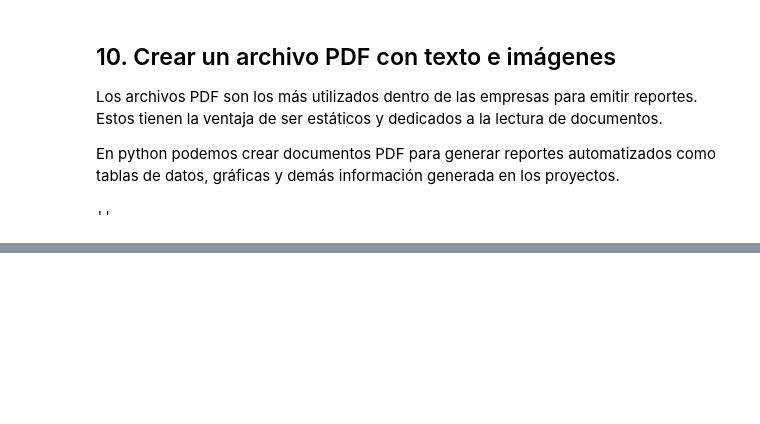
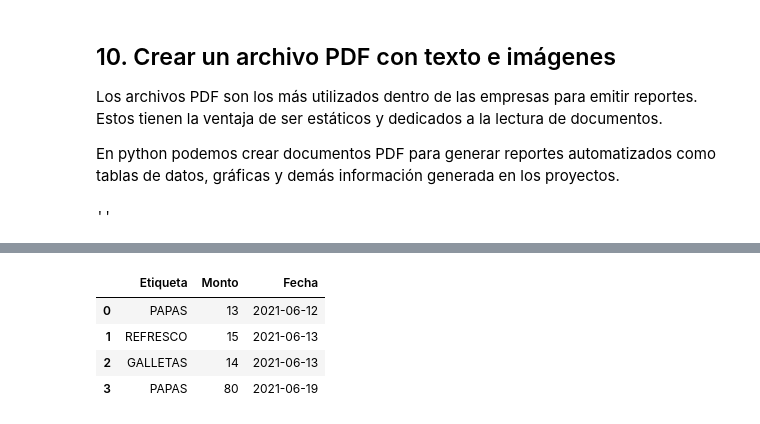
Before and after one commit to dragonnomada/python-intel, a Jupyter notebook: 100_problemas.ipynb, the cells around one changed output, grey strips where cells are left out. Saved outputs shown, nothing was run; the diff lists cells and outputs as text; code cells hidden in the pictures; blank space fills up the shorter version.

```diff
--- a/100_problemas.ipynb
+++ b/100_problemas.ipynb
@@ -511,0 +518,13 @@ pdf.output("datos/reporte.pdf")
+# %%
+import pandas as pd
+import openpyxl
+
+df_hoja_1_gastos = pd.read_excel("datos/Libro.xlsx", sheet_name="Hoja1", engine="openpyxl", usecols="B:D", skiprows=2)
+
+df_hoja_1_gastos
+# %% [output]
+|  | Etiqueta | Monto | Fecha |
+| 0 | PAPAS | 13 | 2021-06-12 |
+| 1 | REFRESCO | 15 | 2021-06-13 |
+| 2 | GALLETAS | 14 | 2021-06-13 |
+| 3 | PAPAS | 80 | 2021-06-19 |
```
Also changed, not shown: parts of 15 cells of this notebook, 1 other file.
